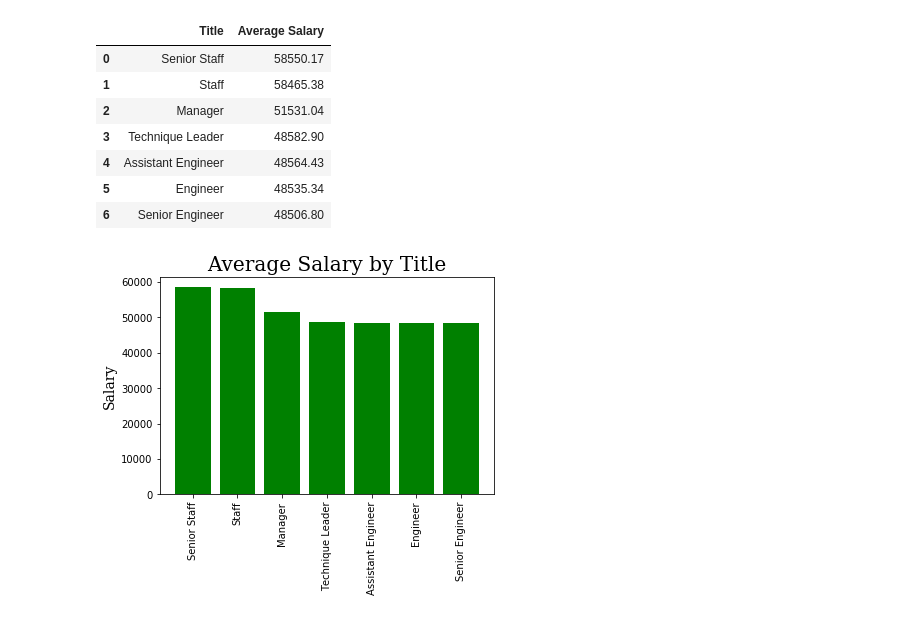
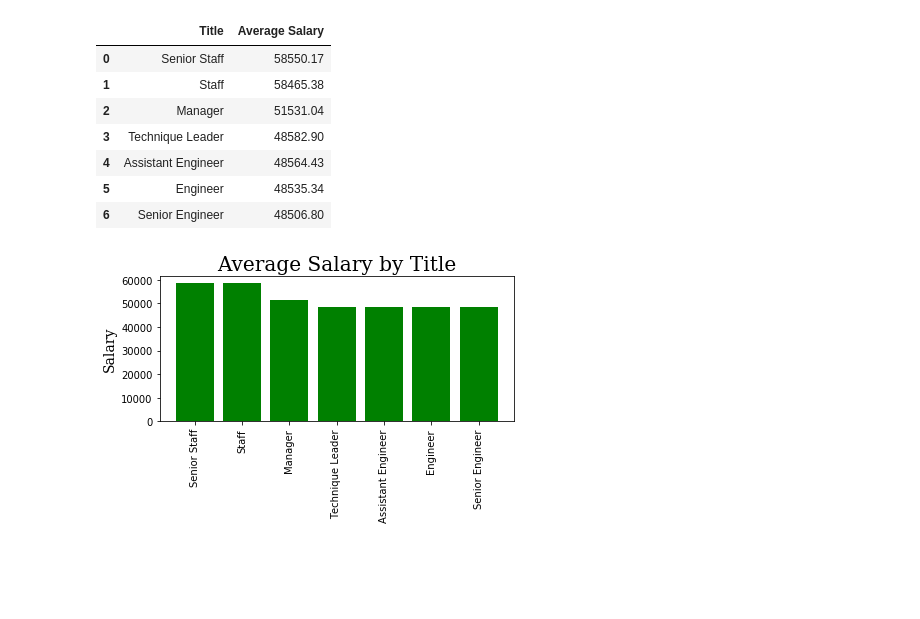
Before and after one commit to brainmagmo/sql-challenge, a Jupyter notebook: EmployeeSQL/Scripts/Bonus.ipynb, the cells around one changed output. Drawn from its saved outputs; the diff is of its cells as text; code cells hidden in the pictures; blank space fills up the shorter version.

```diff
--- a/EmployeeSQL/Scripts/Bonus.ipynb
+++ b/EmployeeSQL/Scripts/Bonus.ipynb
@@ -87,11 +88,12 @@ salary_df
 # %%
 # Step 3: Plot the data
 plt.bar(salary_df.Title, salary_df["Average Salary"], color = 'green')
 plt.xticks(rotation=90)
 #plt.xlabel("Title", fontsize=14, fontfamily='serif')
 plt.ylabel("Salary", fontsize=14, fontfamily='serif')
 plt.title("Average Salary by Title", fontsize=20, fontfamily='serif')
+plt.tight_layout()
 plt.savefig('../Images/avg_salary.png')
 plt.show()
 # %% [output]
-[figure, old version]
+[figure, new version]
```
Also changed, not shown: parts of 1 cell of this notebook, 2 other files.
